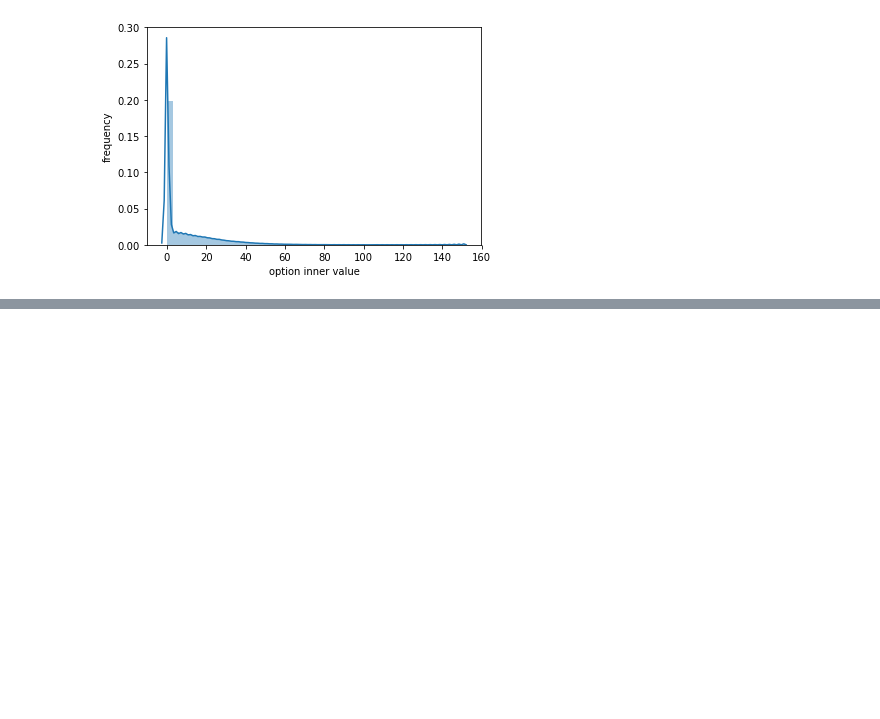
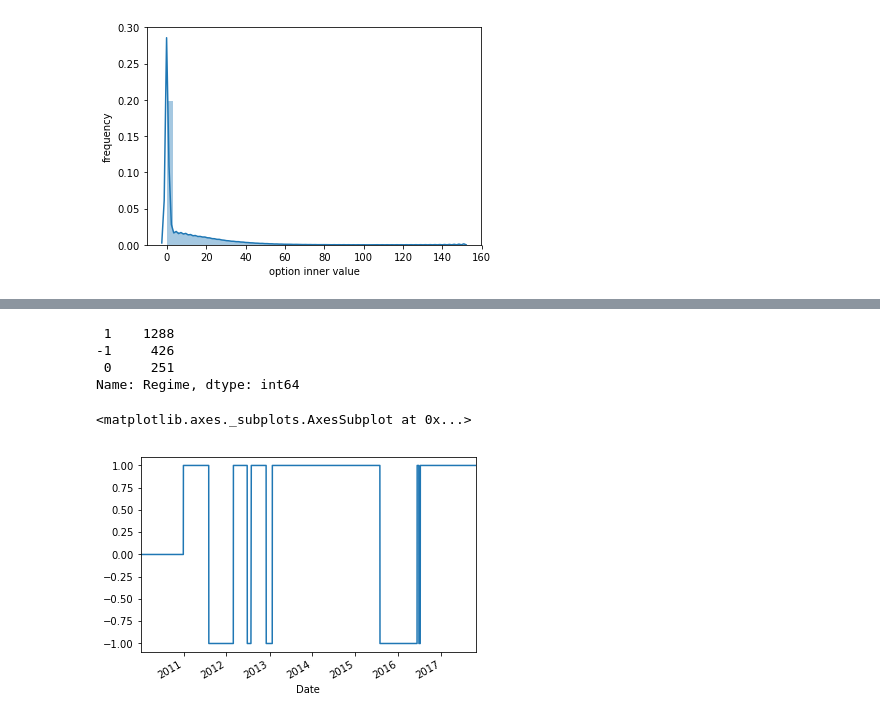
Before and after one commit to eliekawerk/trading, a Jupyter notebook: MCSimulation.ipynb, the cells around one changed output, grey strips where cells are left out. Saved outputs shown, nothing was run; the diff lists cells and outputs as text; code cells hidden in the pictures; blank space fills up the shorter version.

Commit message:
add trend signaling regime

```diff
--- a/MCSimulation.ipynb
+++ b/MCSimulation.ipynb
@@ -94,0 +138,4 @@ ax.set_ylabel('frequency')
+# %%
+#vectorized mathematical operations
+sp500['42-252'] = sp500['42d'] - sp500['252d']
+sp500['42-252'].tail()
@@ -94,0 +150,21 @@ ax.set_ylabel('frequency')
+# %%
+#Regimes represent protocols to initiate action
+SD = 50
+#set values in a new column called 'regime'
+#if diff greater than SD, set to 1, otherwise 0
+sp500['Regime'] = np.where(sp500['42-252'] > SD,1, 0)
+#if diff lt SD, set to neg1 else, keep as the value in 'regime
+sp500['Regime'] = np.where(sp500['42-252'] < SD,-1, sp500['Regime'])
+
+sp500['Regime'].value_counts()
+# %% [output]
+ 1    1288
+-1     426
+ 0     251
+Name: Regime, dtype: int64
+# %%
+#the regime shifts from neutral to positive, to negative and back and forth
+sp500['Regime'].plot(lw=1.5)
+# %% [output]
+<matplotlib.axes._subplots.AxesSubplot at 0x...>
+[figure, added]
```
Also changed, not shown: parts of 11 cells of this notebook.
